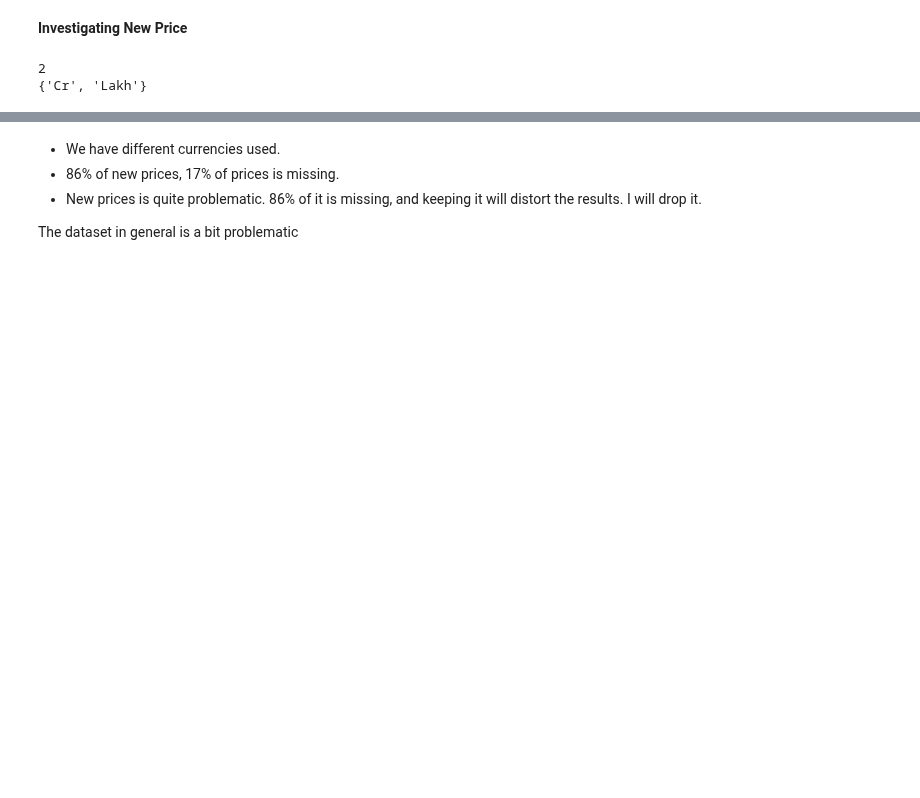
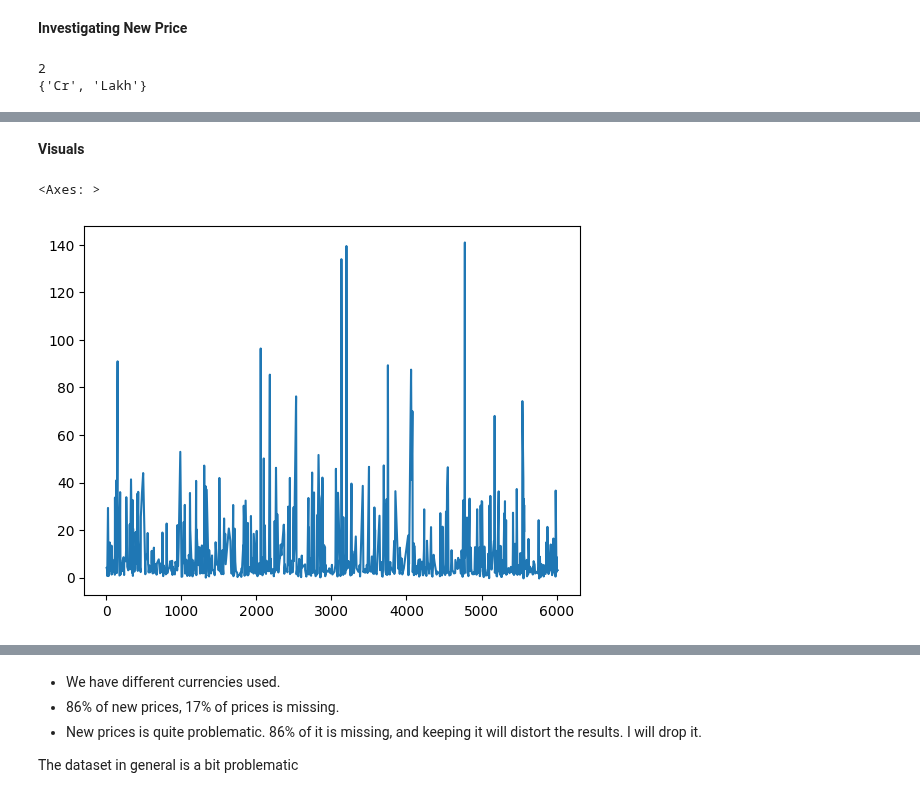
Before and after one commit to safakan/CCTB_repo_safak_atakan_celik, a Jupyter notebook: DEA113/Assignment4/Assignment4_EDA_Kaggle.ipynb, the cells around one changed output, grey strips where cells are left out. Cells and saved outputs as stored; diff of their text form; code cells hidden in the pictures; blank space fills up the shorter version.

```diff
--- a/DEA113/Assignment4/Assignment4_EDA_Kaggle.ipynb
+++ b/DEA113/Assignment4/Assignment4_EDA_Kaggle.ipynb
@@ -159,0 +174,17 @@ data.drop(columns=["S.No."], inplace=True)
+# %%
+## Making sure to not remove something without noticing it.
+# field_power = data[data["Power"].notnull()]["Power"].str.split(' ').tolist()
+# mp = {}
+# mp["measures"] = []
+# for i in field_power:
+#   mp[len(i)] = None # print(len(mp)) # 2
+#   mp["measures"].append(i[1]) # print(set(mp["measures"]))  # {'bhp'}
+## all bhp, good.
+
+
+# # data.head()
+# # # # apply function to the Power column of data, split it and keep the first value
+data["Power"] = data["Power"].str.split(' ').str[0]
+data["Power"] = data["Power"].notnull().astype(float) # why does all become one ?
+
+data.head()
@@ -218,0 +229,8 @@ data.sort_values("Price", ascending=False)
+# %% [markdown]
+**Visuals**
+# %%
+priceData = data[data["PriceDiff"].notnull()]["PriceDiff"]
+priceData.plot(kind='line')
+# %% [output]
+<Axes: >
+[figure, added]
```
Also changed, not shown: parts of 12 cells of this notebook.
